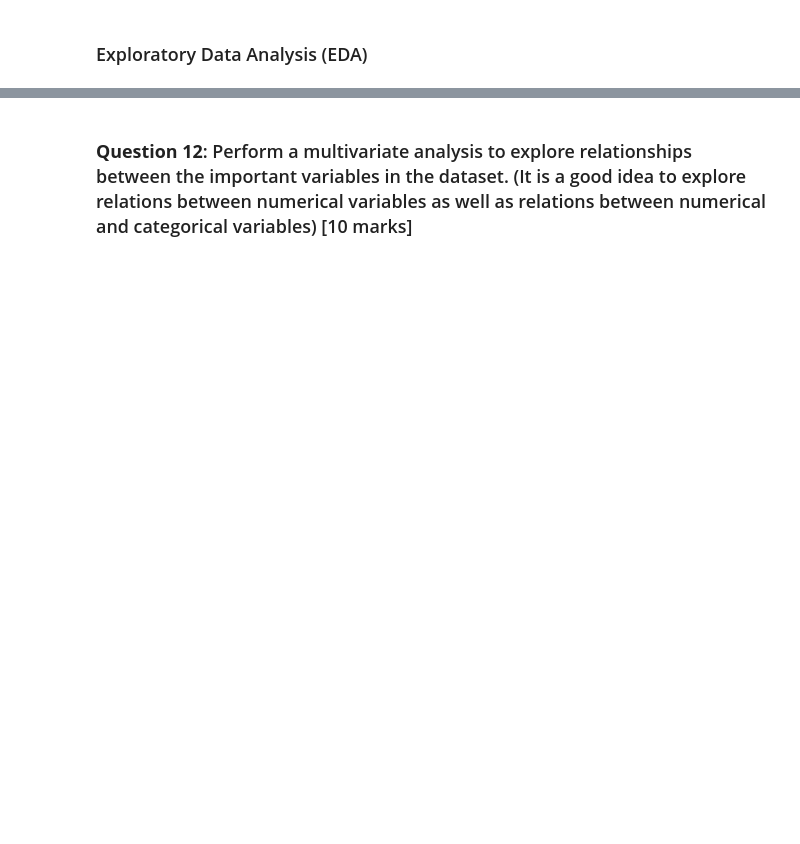
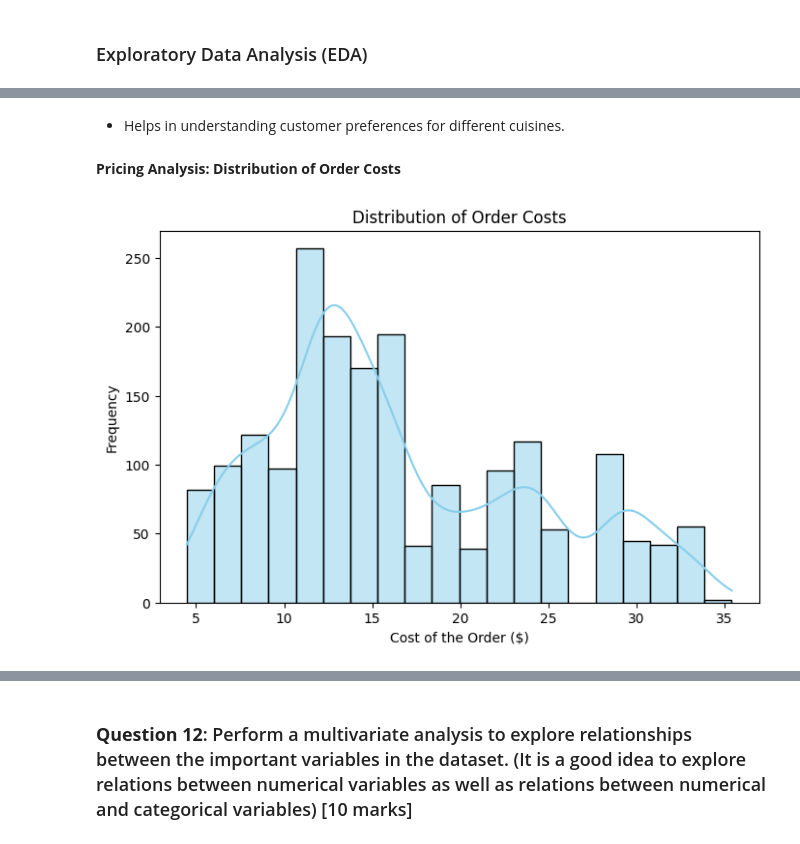
Before and after one commit to sarvanios6/foodhub-py, a Jupyter notebook: IP_Project_Question_Notebook.ipynb, the cells around one changed output, grey strips where cells are left out. Drawn from its saved outputs; the diff is of its cells as text; code cells hidden in the pictures; blank space fills up the shorter version.

```diff
--- a/IP_Project_Question_Notebook.ipynb
+++ b/IP_Project_Question_Notebook.ipynb
@@ -342,0 +252,14 @@ dtype: int64
+# %% [markdown]
+* Helps in understanding customer preferences for different cuisines.
+# %% [markdown]
+**Pricing Analysis: Distribution of Order Costs**
+# %%
+# Histogram for cost of orders
+plt.figure(figsize=(8,5))
+sns.histplot(df["cost_of_the_order"], bins=20, kde=True, color="skyblue")
+plt.title("Distribution of Order Costs")
+plt.xlabel("Cost of the Order ($)")
+plt.ylabel("Frequency")
+plt.show()
+# %% [output]
+[figure, added]
```
Also changed, not shown: parts of 118 cells of this notebook.
